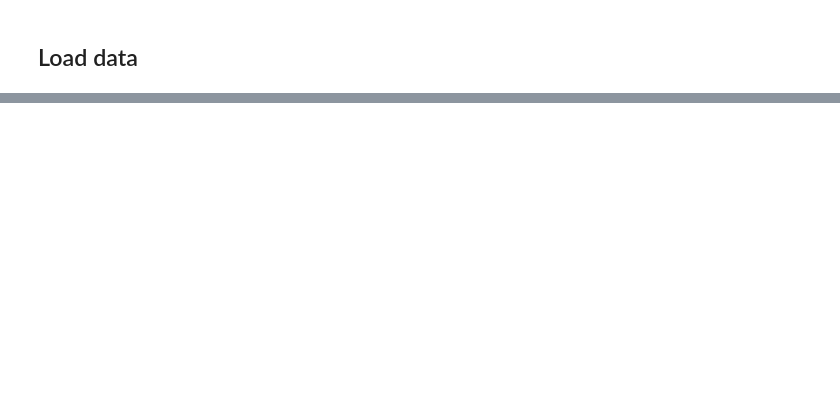
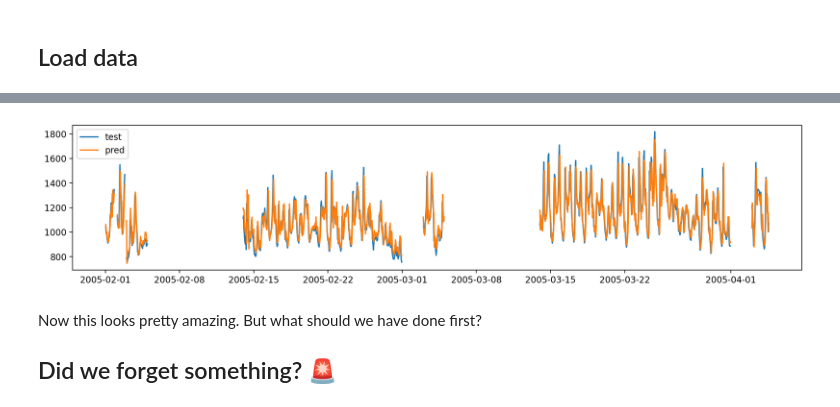
Before and after one commit to WeinbergMalte/timeseries-forecasting-workshop, a Jupyter notebook: notebooks/04-air-pollutants-forecasting.ipynb, the cells around one changed output, grey strips where cells are left out. Cells and saved outputs as stored; diff of their text form; code cells hidden in the pictures; blank space fills up the shorter version.

```diff
--- a/notebooks/04-air-pollutants-forecasting.ipynb
+++ b/notebooks/04-air-pollutants-forecasting.ipynb
@@ -36,0 +172,18 @@ df_in.head()
+# %%
+y_pred_plt = test_range.merge(
+    pd.Series(y_pred, index=y_test.index, name="pred"),
+    left_index=True,
+    right_index=True,
+    how="left",
+)
+
+_, ax = plt.subplots(figsize=(15, 3))
+_ = ax.plot(y_test_plt, label="test")
+_ = ax.plot(y_pred_plt, label="pred")
+_ = plt.legend(loc="upper left")
+# %% [output]
+[figure, added]
+# %% [markdown]
+Now this looks pretty amazing. But what should we have done first?
+
+## Did we forget something? &#x1F6A8;
```
Also changed, not shown: parts of 10 cells of this notebook, 4 other files.
